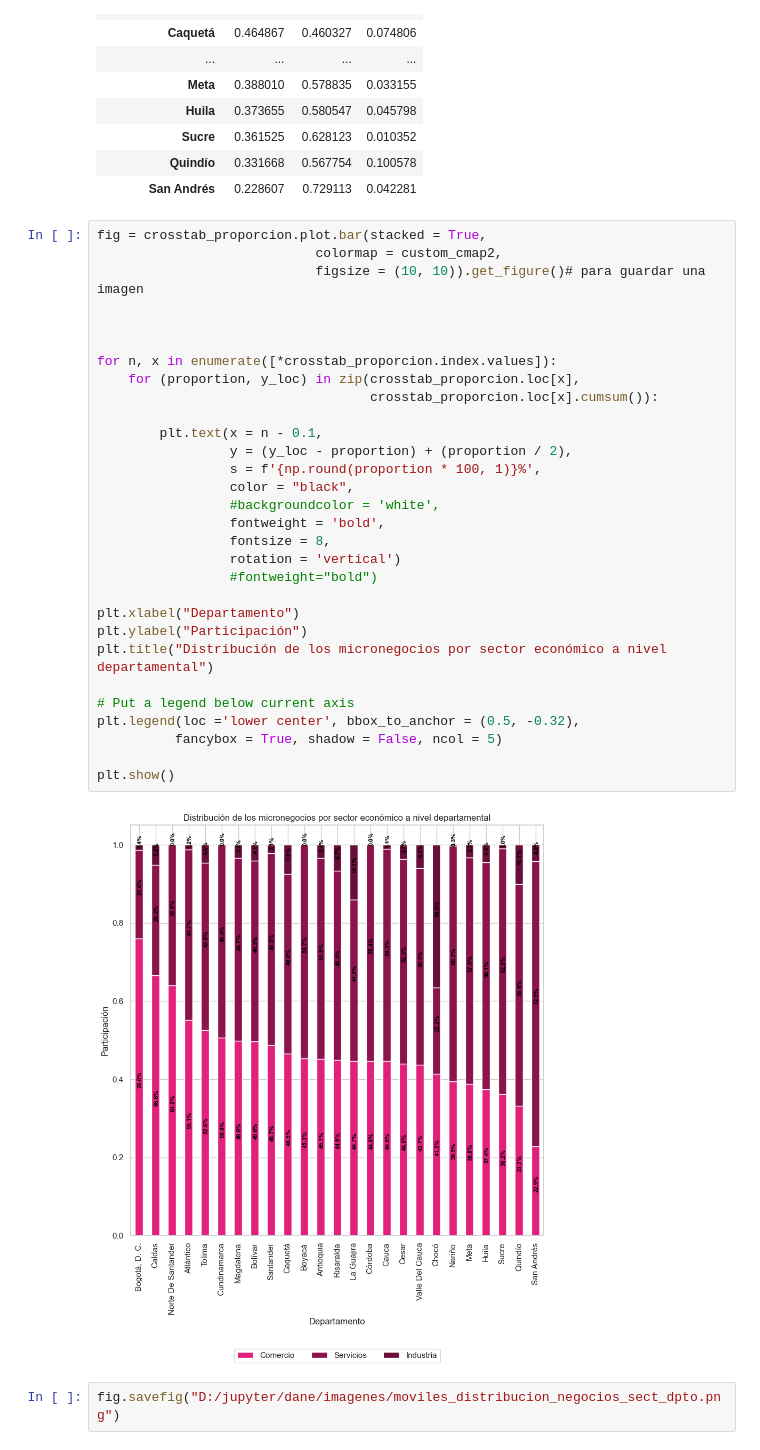
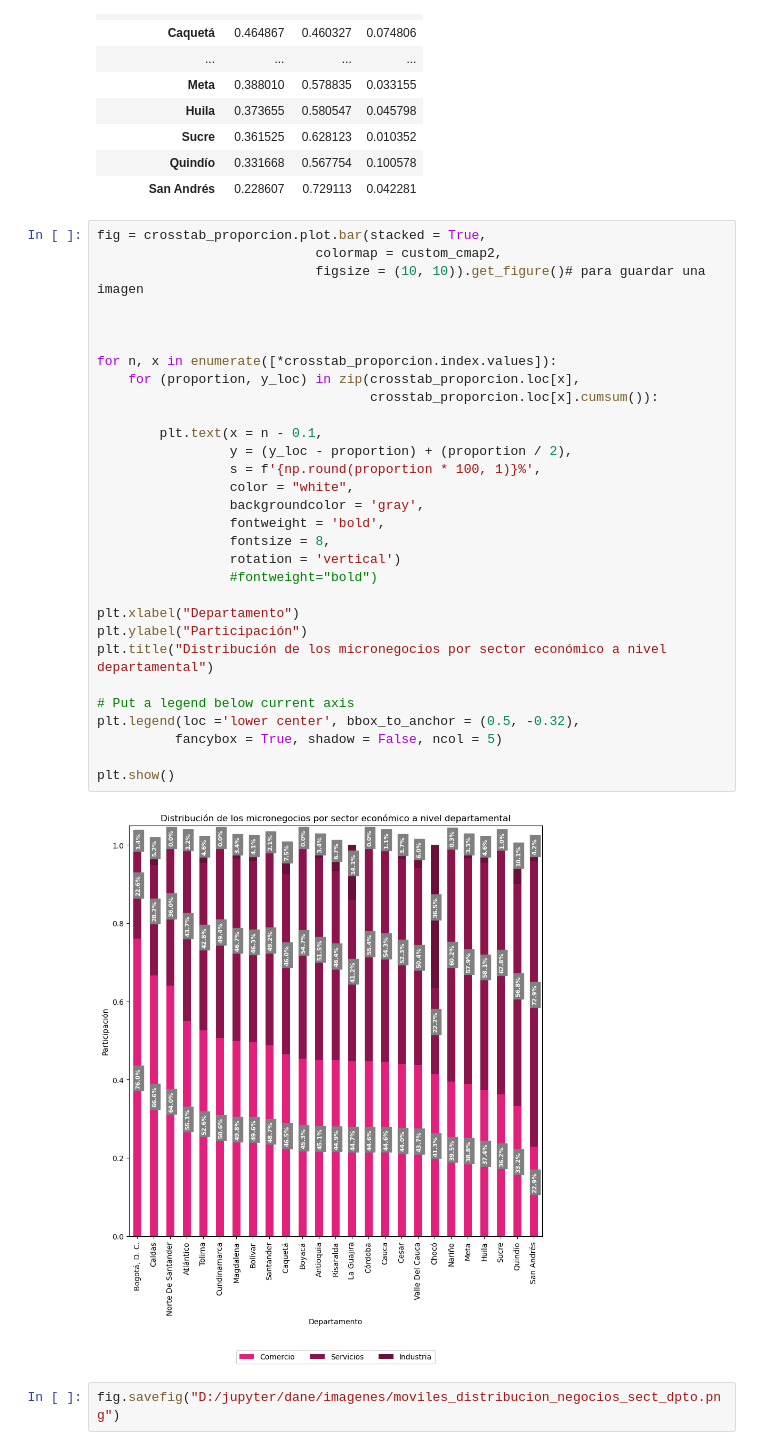
Before and after one commit to Ingenieco/dane, a Jupyter notebook: codigos_2024/analisis_descriptivo_moviles.ipynb, the cells around one changed output. Cells and saved outputs as stored; diff of their text form.

```diff
--- a/codigos_2024/analisis_descriptivo_moviles.ipynb
+++ b/codigos_2024/analisis_descriptivo_moviles.ipynb
@@ -114,35 +111,35 @@ crosstab_proporcion
 # %%
 fig = crosstab_proporcion.plot.bar(stacked = True,
                             colormap = custom_cmap2,
                             figsize = (10, 10)).get_figure()# para guardar una imagen
 
 
 
 for n, x in enumerate([*crosstab_proporcion.index.values]):
     for (proportion, y_loc) in zip(crosstab_proporcion.loc[x],
                                    crosstab_proporcion.loc[x].cumsum()):
 
         plt.text(x = n - 0.1,
                  y = (y_loc - proportion) + (proportion / 2),
                  s = f'{np.round(proportion * 100, 1)}%',
-                 color = "black",
-                 #backgroundcolor = 'white',
+                 color = "white",
+                 backgroundcolor = 'gray',
                  fontweight = 'bold',
                  fontsize = 8,
                  rotation = 'vertical')
                  #fontweight="bold")
 
 plt.xlabel("Departamento")
 plt.ylabel("Participación")
 plt.title("Distribución de los micronegocios por sector económico a nivel departamental")
 
 # Put a legend below current axis
 plt.legend(loc ='lower center', bbox_to_anchor = (0.5, -0.32),
           fancybox = True, shadow = False, ncol = 5)
 
 plt.show()
 # %% [output]
-[figure, old version]
+[figure, new version]
 # %%
 fig.savefig("D:/jupyter/dane/imagenes/moviles_distribucion_negocios_sect_dpto.png")
 # %%
```
Also changed, not shown: parts of 7 cells of this notebook.
